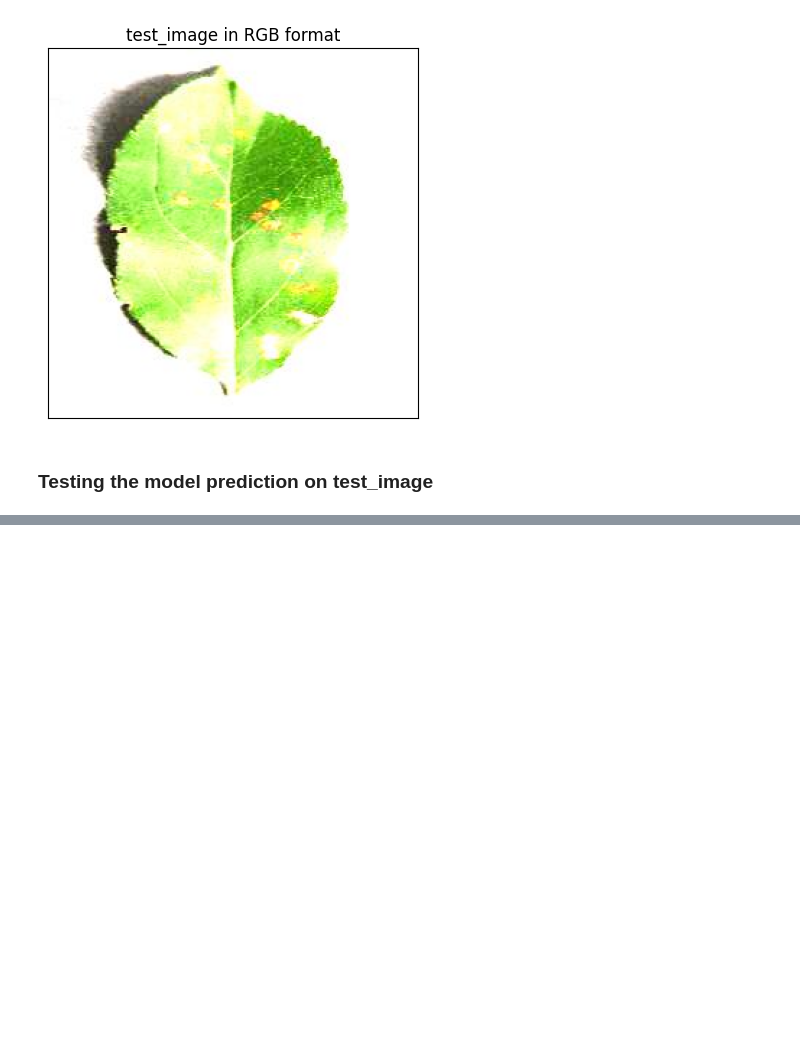
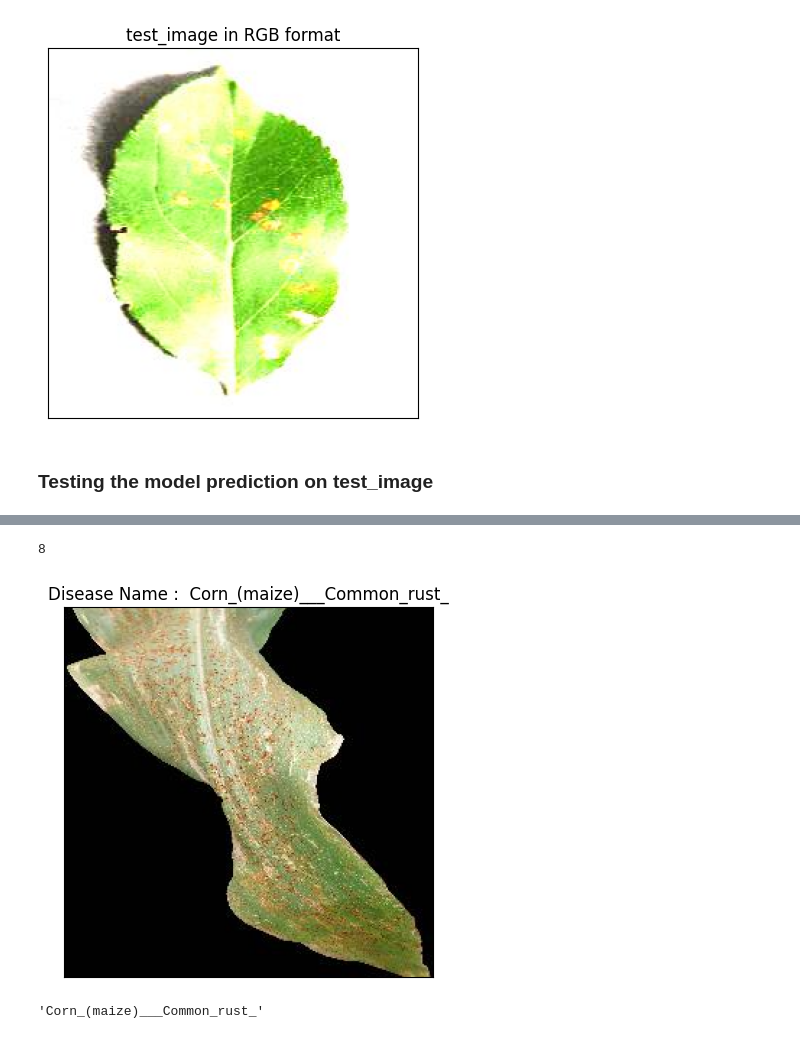
Before and after one commit to rravi27/plant_disease_detection, a Jupyter notebook: Test_plaint _disease.ipynb, the cells around one changed output, grey strips where cells are left out. Saved outputs shown, nothing was run; the diff lists cells and outputs as text; code cells hidden in the pictures; blank space fills up the shorter version.

```diff
--- a/Test_plaint _disease.ipynb
+++ b/Test_plaint _disease.ipynb
@@ -80,0 +193,3 @@ plt.show()
+# %%
+prediction2 = model.predict(input_arr2)
+prediction2,prediction2.shape
@@ -80,0 +209,20 @@ plt.show()
+# %%
+result_index2 = np.argmax(prediction2)
+result_index2
+# %% [output]
+8
+# %%
+#Displaying the category name of disease prediction
+model_prediction2=class_name[result_index2]
+model_prediction2
+plt.imshow(img2)
+plt.title(f"Disease Name :  {model_prediction2}")
+plt.xticks([])
+plt.yticks([])
+plt.show()
+# %% [output]
+[figure, added]
+# %%
+model_prediction2
+# %% [output]
+'Corn_(maize)___Common_rust_'
```
Also changed, not shown: parts of 10 cells of this notebook, 1 other file.
